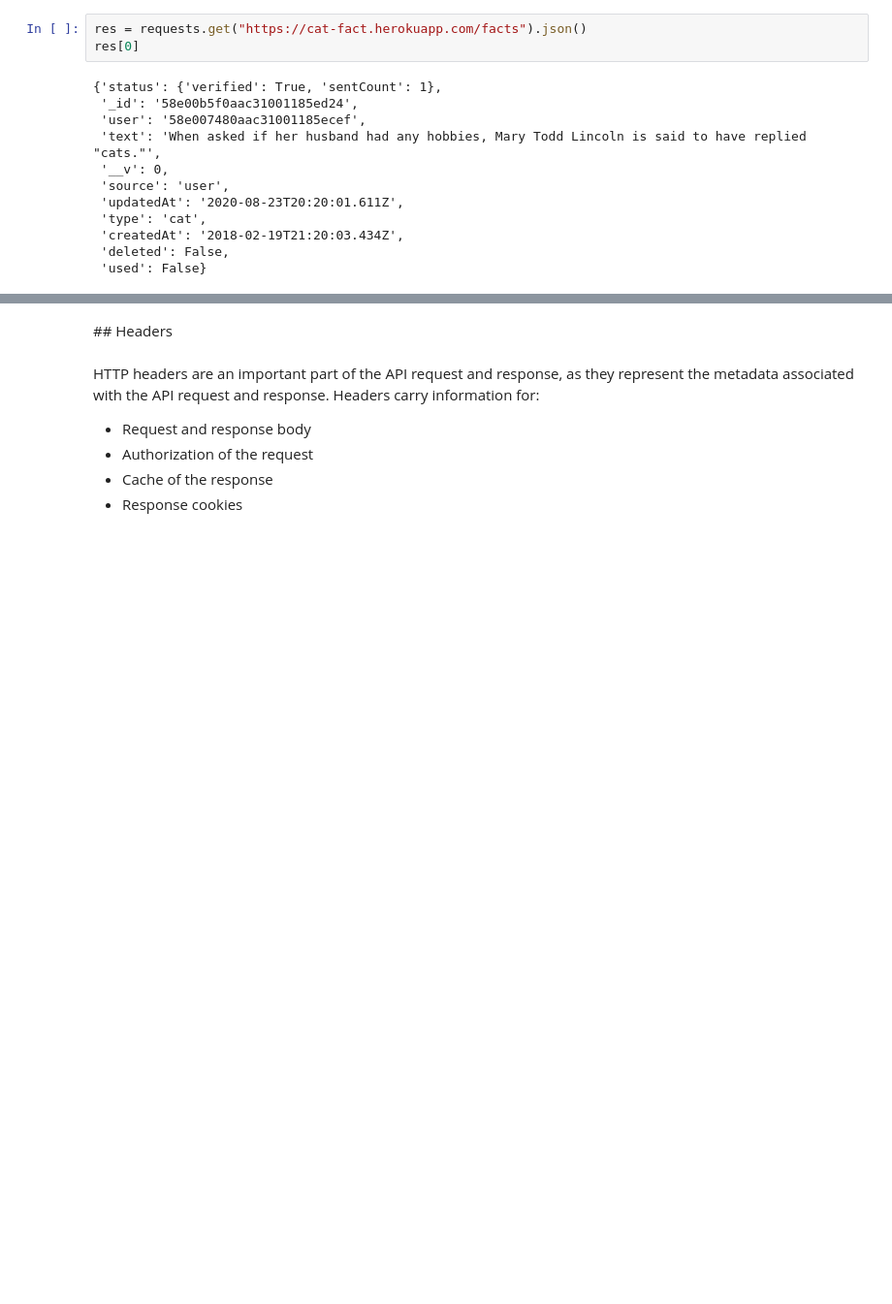
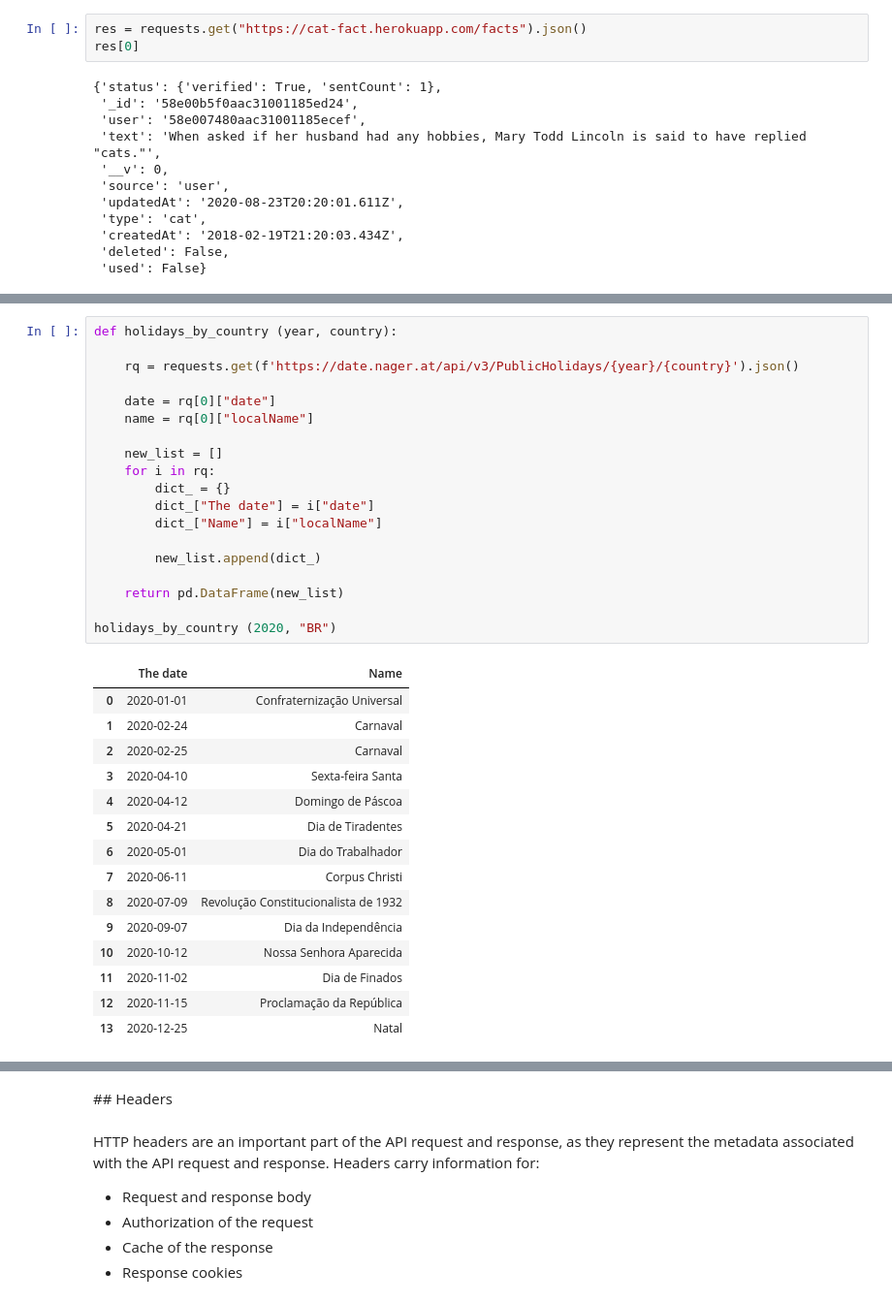
Before and after one commit to Ironhack-data-bcn-january-2024/lectures, a Jupyter notebook: week-3/03-APIs.ipynb, the cells around one changed output, grey strips where cells are left out. Shown at 97% size. Cells and saved outputs as stored; diff of their text form; blank space fills up the shorter version.

```diff
--- a/week-3/03-APIs.ipynb
+++ b/week-3/03-APIs.ipynb
@@ -424,0 +606,35 @@ res[0]
+# %%
+def holidays_by_country (year, country):
+
+    rq = requests.get(f'https://date.nager.at/api/v3/PublicHolidays/{year}/{country}').json()
+
+    date = rq[0]["date"]
+    name = rq[0]["localName"]
+
+    new_list = []
+    for i in rq:
+        dict_ = {}
+        dict_["The date"] = i["date"]
+        dict_["Name"] = i["localName"]
+
+        new_list.append(dict_)
+
+    return pd.DataFrame(new_list)
+
+holidays_by_country (2020, "BR")
+# %% [output]
+|  | The date | Name |
+| 0 | 2020-01-01 | Confraternização Universal |
+| 1 | 2020-02-24 | Carnaval |
+| 2 | 2020-02-25 | Carnaval |
+| 3 | 2020-04-10 | Sexta-feira Santa |
+| 4 | 2020-04-12 | Domingo de Páscoa |
+| 5 | 2020-04-21 | Dia de Tiradentes |
+| 6 | 2020-05-01 | Dia do Trabalhador |
+| 7 | 2020-06-11 | Corpus Christi |
+| 8 | 2020-07-09 | Revolução Constitucionalista de 1932 |
+| 9 | 2020-09-07 | Dia da Independência |
+| 10 | 2020-10-12 | Nossa Senhora Aparecida |
+| 11 | 2020-11-02 | Dia de Finados |
+| 12 | 2020-11-15 | Proclamação da República |
+| 13 | 2020-12-25 | Natal |
```
Also changed, not shown: parts of 67 cells of this notebook.
